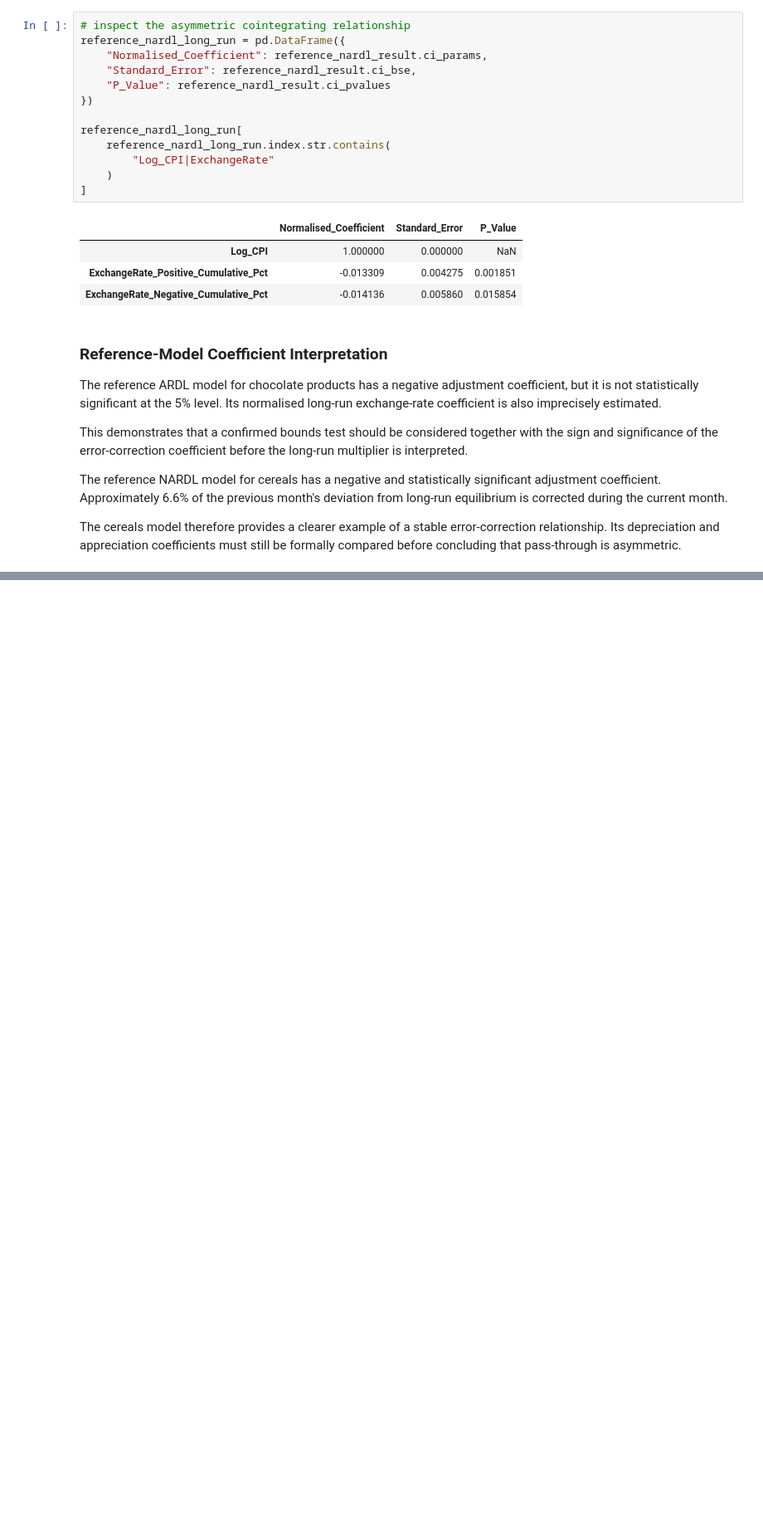
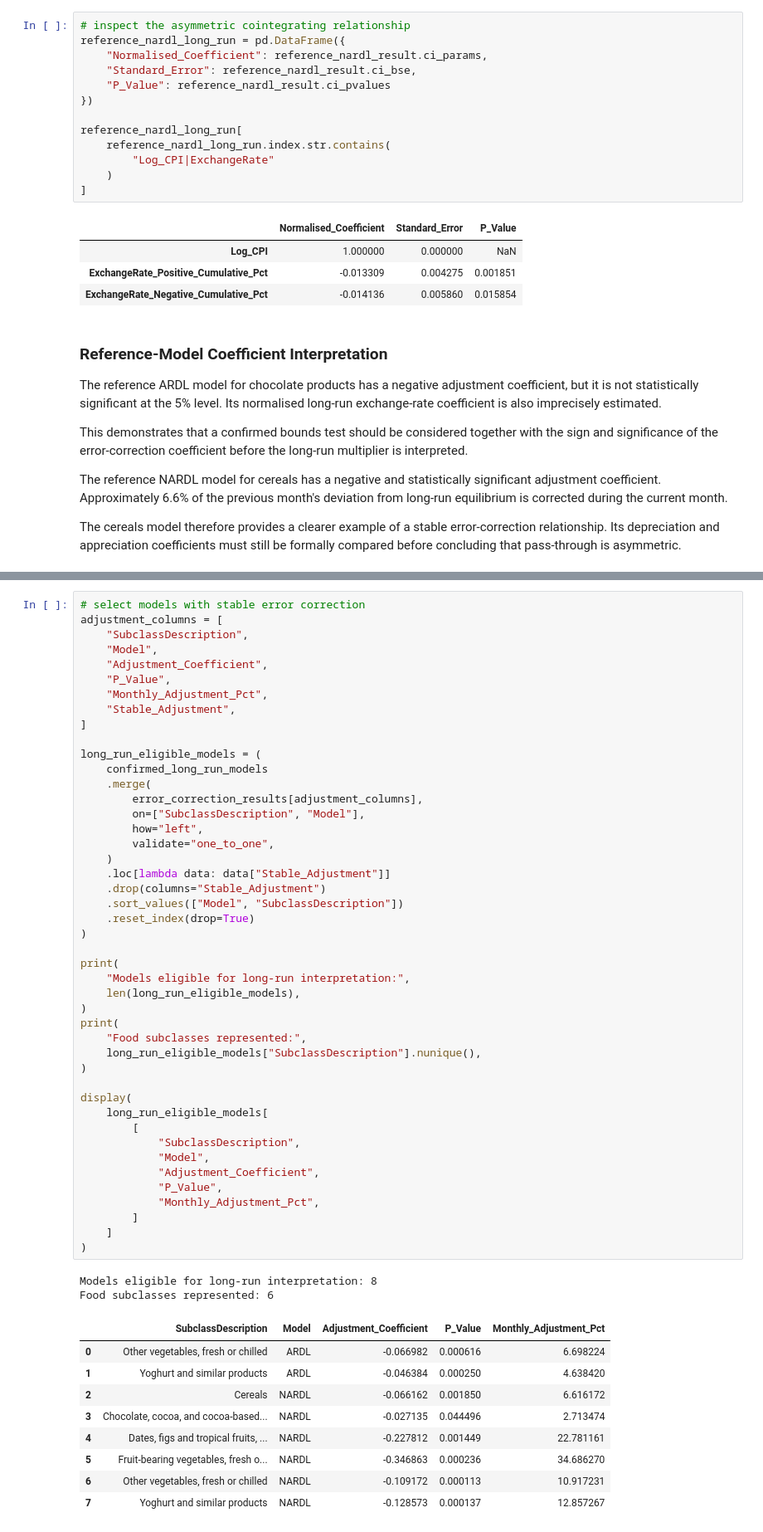
Before and after one commit to MasindiManaga/ERPT_ML_Research, a Jupyter notebook: notebooks/06_Econometric_Modelling.ipynb, the cells around one changed output, grey strips where cells are left out. Shown at 83% size. Drawn from its saved outputs; the diff is of its cells as text; blank space fills up the shorter version.

```diff
--- a/notebooks/06_Econometric_Modelling.ipynb
+++ b/notebooks/06_Econometric_Modelling.ipynb
@@ -2067,0 +2175,57 @@ error-correction relationship. Its depreciation and appreciation coefficients mu
+# %%
+# select models with stable error correction
+adjustment_columns = [
+    "SubclassDescription",
+    "Model",
+    "Adjustment_Coefficient",
+    "P_Value",
+    "Monthly_Adjustment_Pct",
+    "Stable_Adjustment",
+]
+
+long_run_eligible_models = (
+    confirmed_long_run_models
+    .merge(
+        error_correction_results[adjustment_columns],
+        on=["SubclassDescription", "Model"],
+        how="left",
+        validate="one_to_one",
+    )
+    .loc[lambda data: data["Stable_Adjustment"]]
+    .drop(columns="Stable_Adjustment")
+    .sort_values(["Model", "SubclassDescription"])
+    .reset_index(drop=True)
+)
+
+print(
+    "Models eligible for long-run interpretation:",
+    len(long_run_eligible_models),
+)
+print(
+    "Food subclasses represented:",
+    long_run_eligible_models["SubclassDescription"].nunique(),
+)
+
+display(
+    long_run_eligible_models[
+        [
+            "SubclassDescription",
+            "Model",
+            "Adjustment_Coefficient",
+            "P_Value",
+            "Monthly_Adjustment_Pct",
+        ]
+    ]
+)
+# %% [output]
+Models eligible for long-run interpretation: 8
+Food subclasses represented: 6
+|  | SubclassDescription | Model | Adjustment_Coefficient | P_Value | Monthly_Adjustment_Pct |
+| 0 | Other vegetables, fresh or chilled | ARDL | -0.066982 | 0.000616 | 6.698224 |
+| 1 | Yoghurt and similar products | ARDL | -0.046384 | 0.000250 | 4.638420 |
+| 2 | Cereals | NARDL | -0.066162 | 0.001850 | 6.616172 |
+| 3 | Chocolate, cocoa, and cocoa-based... | NARDL | -0.027135 | 0.044496 | 2.713474 |
+| 4 | Dates, figs and tropical fruits, ... | NARDL | -0.227812 | 0.001449 | 22.781161 |
+| 5 | Fruit-bearing vegetables, fresh o... | NARDL | -0.346863 | 0.000236 | 34.686270 |
+| 6 | Other vegetables, fresh or chilled | NARDL | -0.109172 | 0.000113 | 10.917231 |
+| 7 | Yoghurt and similar products | NARDL | -0.128573 | 0.000137 | 12.857267 |
```
Also changed, not shown: parts of 11 cells of this notebook.
